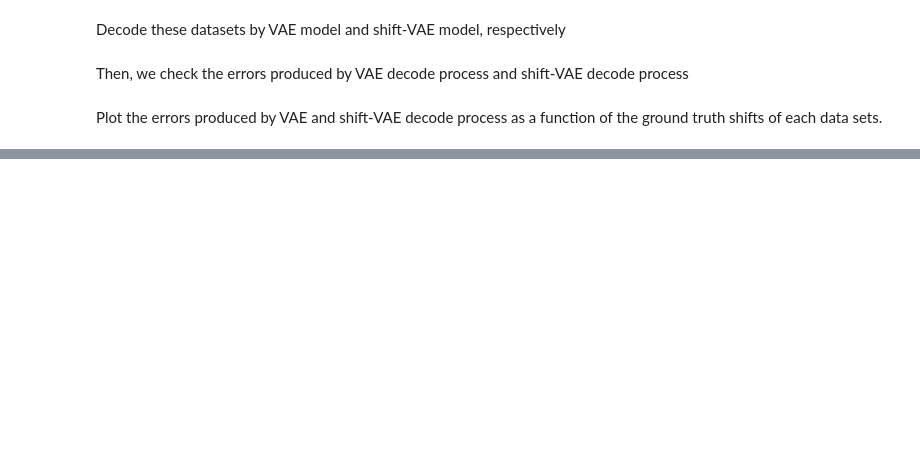
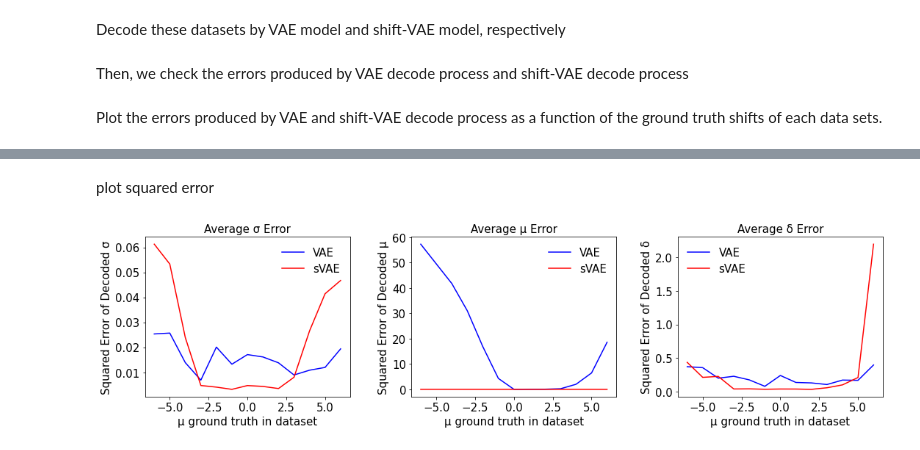
Before and after one commit to yongtaoliu/Decoding-the-shift-invariant-data, a Jupyter notebook: Decoding_the_shift_invariant_data_Notebook_1_applications_for_synthetic_spectra.ipynb, the cells around one changed output, grey strips where cells are left out. Drawn from its saved outputs; the diff is of its cells as text; code cells hidden in the pictures; blank space fills up the shorter version.

```diff
--- a/Decoding_the_shift_invariant_data_Notebook_1_applications_for_synthetic_spectra.ipynb
+++ b/Decoding_the_shift_invariant_data_Notebook_1_applications_for_synthetic_spectra.ipynb
@@ -1220,0 +1236,72 @@ plt.subplots_adjust(wspace = 0.3 )
+# %% [markdown]
+plot squared error
+# %%
+mureal = ( -6, -5, -4, -3, -2, -1, 0, 1, 2, 3, 4, 5, 6)
+
+#error in peak shift
+i = 1
+vae_ave_diff_mu = ((vae_q_diff_mu_n6[:,i]*vae_q_diff_mu_n6[:,i]).mean(), (vae_q_diff_mu_n5[:,i]*vae_q_diff_mu_n5[:,i]).mean(), (vae_q_diff_mu_n4[:,i]*vae_q_diff_mu_n4[:,i]).mean(),
+                   (vae_q_diff_mu_n3[:,i]*vae_q_diff_mu_n3[:,i]).mean(), (vae_q_diff_mu_n2[:,i]*vae_q_diff_mu_n2[:,i]).mean(), (vae_q_diff_mu_n1[:,i]*vae_q_diff_mu_n1[:,i]).mean(),
+                   (vae_q_diff_mu_0[:,i]*vae_q_diff_mu_0[:,i]).mean(), (vae_q_diff_mu_1[:,i]*vae_q_diff_mu_1[:,i]).mean(), (vae_q_diff_mu_2[:,i]*vae_q_diff_mu_2[:,i]).mean(),
+                   (vae_q_diff_mu_3[:,i]*vae_q_diff_mu_3[:,i]).mean(), (vae_q_diff_mu_4[:,i]*vae_q_diff_mu_4[:,i]).mean(), (vae_q_diff_mu_5[:,i]*vae_q_diff_mu_5[:,i]).mean(),
+                   (vae_q_diff_mu_6[:,i]*vae_q_diff_mu_6[:,i]).mean())
+svae_ave_diff_mu = ((svae_q_diff_mu_n6[:,i]*svae_q_diff_mu_n6[:,i]).mean(), (svae_q_diff_mu_n5[:,i]*svae_q_diff_mu_n5[:,i]).mean(), (svae_q_diff_mu_n4[:,i]*svae_q_diff_mu_n4[:,i]).mean(),
+                   (svae_q_diff_mu_n3[:,i]*svae_q_diff_mu_n3[:,i]).mean(), (svae_q_diff_mu_n2[:,i]*svae_q_diff_mu_n2[:,i]).mean(), (svae_q_diff_mu_n1[:,i]*svae_q_diff_mu_n1[:,i]).mean(),
+                   (svae_q_diff_mu_0[:,i]*svae_q_diff_mu_0[:,i]).mean(), (svae_q_diff_mu_1[:,i]*svae_q_diff_mu_1[:,i]).mean(), (svae_q_diff_mu_2[:,i]*svae_q_diff_mu_2[:,i]).mean(),
+                   (svae_q_diff_mu_3[:,i]*svae_q_diff_mu_3[:,i]).mean(), (svae_q_diff_mu_4[:,i]*svae_q_diff_mu_4[:,i]).mean(), (svae_q_diff_mu_5[:,i]*svae_q_diff_mu_5[:,i]).mean(),
+                   (svae_q_diff_mu_6[:,i]*svae_q_diff_mu_6[:,i]).mean())
+
+#error in peak intensity
+i = 0
+vae_ave_diff_a = ((vae_q_diff_mu_n6[:,i]*vae_q_diff_mu_n6[:,i]).mean(), (vae_q_diff_mu_n5[:,i]*vae_q_diff_mu_n5[:,i]).mean(), (vae_q_diff_mu_n4[:,i]*vae_q_diff_mu_n4[:,i]).mean(),
+                   (vae_q_diff_mu_n3[:,i]*vae_q_diff_mu_n3[:,i]).mean(), (vae_q_diff_mu_n2[:,i]*vae_q_diff_mu_n2[:,i]).mean(), (vae_q_diff_mu_n1[:,i]*vae_q_diff_mu_n1[:,i]).mean(),
+                   (vae_q_diff_mu_0[:,i]*vae_q_diff_mu_0[:,i]).mean(), (vae_q_diff_mu_1[:,i]*vae_q_diff_mu_1[:,i]).mean(), (vae_q_diff_mu_2[:,i]*vae_q_diff_mu_2[:,i]).mean(),
+                   (vae_q_diff_mu_3[:,i]*vae_q_diff_mu_3[:,i]).mean(), (vae_q_diff_mu_4[:,i]*vae_q_diff_mu_4[:,i]).mean(), (vae_q_diff_mu_5[:,i]*vae_q_diff_mu_5[:,i]).mean(),
+                   (vae_q_diff_mu_6[:,i]*vae_q_diff_mu_6[:,i]).mean())
+svae_ave_diff_a = ((svae_q_diff_mu_n6[:,i]*svae_q_diff_mu_n6[:,i]).mean(), (svae_q_diff_mu_n5[:,i]*svae_q_diff_mu_n5[:,i]).mean(), (svae_q_diff_mu_n4[:,i]*svae_q_diff_mu_n4[:,i]).mean(),
+                   (svae_q_diff_mu_n3[:,i]*svae_q_diff_mu_n3[:,i]).mean(), (svae_q_diff_mu_n2[:,i]*svae_q_diff_mu_n2[:,i]).mean(), (svae_q_diff_mu_n1[:,i]*svae_q_diff_mu_n1[:,i]).mean(),
+                   (svae_q_diff_mu_0[:,i]*svae_q_diff_mu_0[:,i]).mean(), (svae_q_diff_mu_1[:,i]*svae_q_diff_mu_1[:,i]).mean(), (svae_q_diff_mu_2[:,i]*svae_q_diff_mu_2[:,i]).mean(),
+                   (svae_q_diff_mu_3[:,i]*svae_q_diff_mu_3[:,i]).mean(), (svae_q_diff_mu_4[:,i]*svae_q_diff_mu_4[:,i]).mean(), (svae_q_diff_mu_5[:,i]*svae_q_diff_mu_5[:,i]).mean(),
+                   (svae_q_diff_mu_6[:,i]*svae_q_diff_mu_6[:,i]).mean())
+
+#error in peak width
+i = 2
+vae_ave_diff_sig = ((vae_q_diff_mu_n6[:,i]*vae_q_diff_mu_n6[:,i]).mean(), (vae_q_diff_mu_n5[:,i]*vae_q_diff_mu_n5[:,i]).mean(), (vae_q_diff_mu_n4[:,i]*vae_q_diff_mu_n4[:,i]).mean(),
+                   (vae_q_diff_mu_n3[:,i]*vae_q_diff_mu_n3[:,i]).mean(), (vae_q_diff_mu_n2[:,i]*vae_q_diff_mu_n2[:,i]).mean(), (vae_q_diff_mu_n1[:,i]*vae_q_diff_mu_n1[:,i]).mean(),
+                   (vae_q_diff_mu_0[:,i]*vae_q_diff_mu_0[:,i]).mean(), (vae_q_diff_mu_1[:,i]*vae_q_diff_mu_1[:,i]).mean(), (vae_q_diff_mu_2[:,i]*vae_q_diff_mu_2[:,i]).mean(),
+                   (vae_q_diff_mu_3[:,i]*vae_q_diff_mu_3[:,i]).mean(), (vae_q_diff_mu_4[:,i]*vae_q_diff_mu_4[:,i]).mean(), (vae_q_diff_mu_5[:,i]*vae_q_diff_mu_5[:,i]).mean(),
+                   (vae_q_diff_mu_6[:,i]*vae_q_diff_mu_6[:,i]).mean())
+svae_ave_diff_sig = ((svae_q_diff_mu_n6[:,i]*svae_q_diff_mu_n6[:,i]).mean(), (svae_q_diff_mu_n5[:,i]*svae_q_diff_mu_n5[:,i]).mean(), (svae_q_diff_mu_n4[:,i]*svae_q_diff_mu_n4[:,i]).mean(),
+                   (svae_q_diff_mu_n3[:,i]*svae_q_diff_mu_n3[:,i]).mean(), (svae_q_diff_mu_n2[:,i]*svae_q_diff_mu_n2[:,i]).mean(), (svae_q_diff_mu_n1[:,i]*svae_q_diff_mu_n1[:,i]).mean(),
+                   (svae_q_diff_mu_0[:,i]*svae_q_diff_mu_0[:,i]).mean(), (svae_q_diff_mu_1[:,i]*svae_q_diff_mu_1[:,i]).mean(), (svae_q_diff_mu_2[:,i]*svae_q_diff_mu_2[:,i]).mean(),
+                   (svae_q_diff_mu_3[:,i]*svae_q_diff_mu_3[:,i]).mean(), (svae_q_diff_mu_4[:,i]*svae_q_diff_mu_4[:,i]).mean(), (svae_q_diff_mu_5[:,i]*svae_q_diff_mu_5[:,i]).mean(),
+                   (svae_q_diff_mu_6[:,i]*svae_q_diff_mu_6[:,i]).mean())
+
+f, (ax1, ax2, ax3) = plt.subplots(1, 3, figsize = (18, 4))
+ax1.plot(mureal, vae_ave_diff_a, c = 'b', label = 'VAE')
+ax1.plot(mureal, svae_ave_diff_a, c = 'r', label = 'sVAE')
+ax1.set_title('Average σ Error', fontsize = 15)
+ax1.set_xlabel('μ ground truth in dataset', fontsize = 15)
+ax1.set_ylabel('Squared Error of Decoded σ', fontsize = 15)
+ax1.tick_params(labelsize = 15)
+ax1.legend(fontsize = 15, frameon = False)
+
+ax2.plot(mureal, vae_ave_diff_mu, c = 'b', label = 'VAE')
+ax2.plot(mureal, svae_ave_diff_mu, c = 'r', label = 'sVAE')
+ax2.set_title('Average μ Error', fontsize = 15)
+ax2.set_xlabel('μ ground truth in dataset', fontsize = 15)
+ax2.set_ylabel('Squared Error of Decoded μ', fontsize = 15)
+ax2.tick_params(labelsize = 15)
+ax2.legend(fontsize = 15, frameon = False)
+
+ax3.plot(mureal, vae_ave_diff_sig, c = 'b', label = 'VAE')
+ax3.plot(mureal, svae_ave_diff_sig, c = 'r', label = 'sVAE')
+ax3.set_title('Average δ Error', fontsize = 15)
+ax3.set_xlabel('μ ground truth in dataset', fontsize = 15)
+ax3.set_ylabel('Squared Error of Decoded δ', fontsize = 15)
+ax3.tick_params(labelsize = 15)
+ax3.legend(fontsize = 15, frameon = False)
+
+plt.subplots_adjust(wspace = 0.3 )
+# %% [output]
+[figure, added]
```
Also changed, not shown: parts of 19 cells of this notebook.
